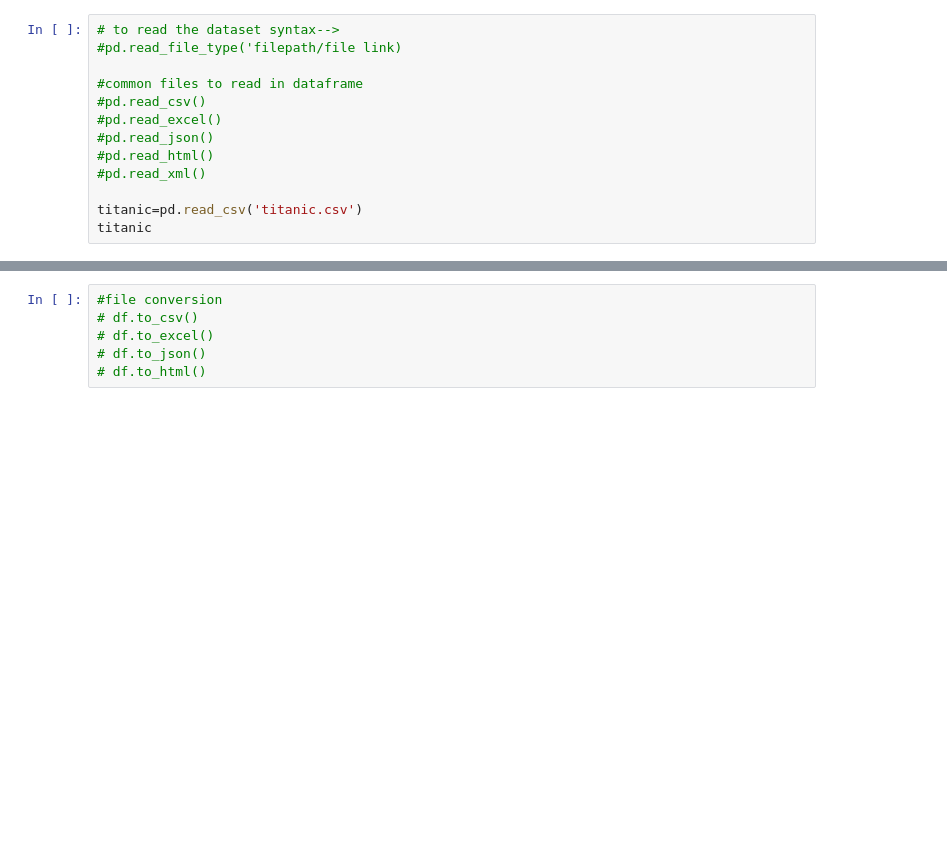
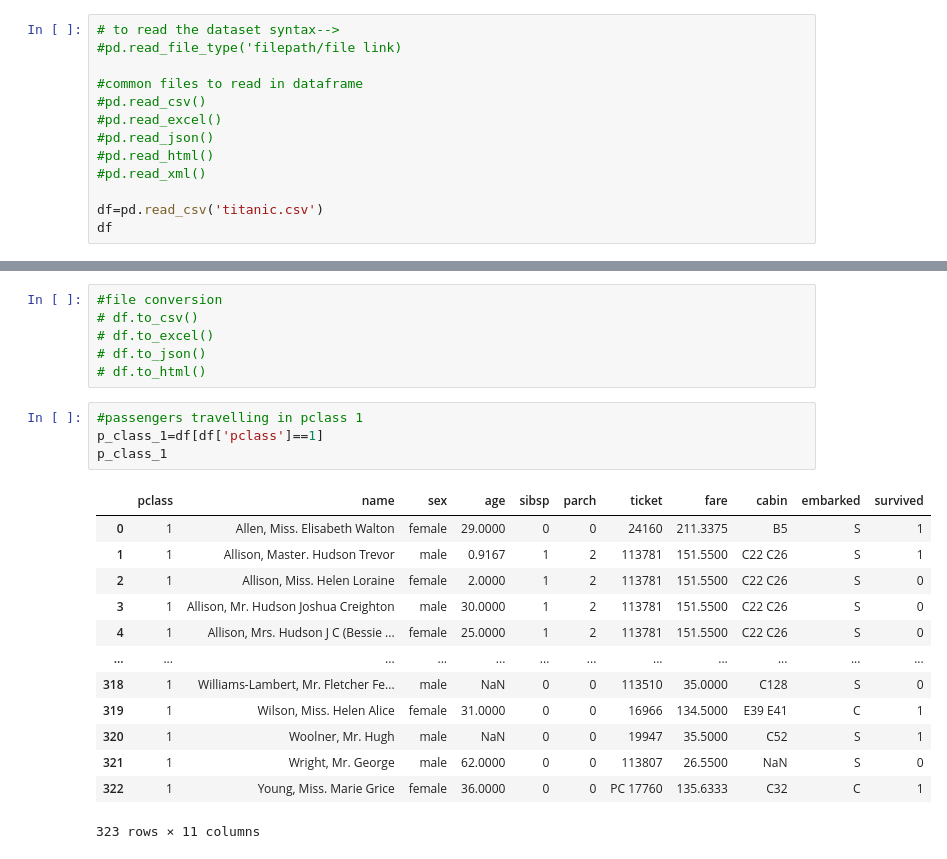
Before and after one commit to syed-khader/learning-python-libraries, a Jupyter notebook: pandasforgithub.ipynb, the cells around one changed output, grey strips where cells are left out. Cells and saved outputs as stored; diff of their text form; blank space fills up the shorter version.

```diff
--- a/pandasforgithub.ipynb
+++ b/pandasforgithub.ipynb
@@ -412,8 +410,8 @@ array([[101, 'Atul', 23, 'Male', 'Fever', 'Dr Suresh', 34, 22000],
 #pd.read_html()
 #pd.read_xml()
 
-titanic=pd.read_csv('titanic.csv')
-titanic
+df=pd.read_csv('titanic.csv')
+df
 # %% [output]
 |  | pclass | name | sex | age | sibsp | parch | ticket | fare | cabin | embarked | survived |
 | 0 | 1 | Allen, Miss. Elisabeth Walton | female | 29.0000 | 0 | 0 | 24160 | 211.3375 | B5 | S | 1 |
@@ -499,3 +497,21 @@ memory usage: 112.6+ KB
 # df.to_excel()
 # df.to_json()
 # df.to_html()
+# %%
+#passengers travelling in pclass 1
+p_class_1=df[df['pclass']==1]
+p_class_1
+# %% [output]
+|  | pclass | name | sex | age | sibsp | parch | ticket | fare | cabin | embarked | survived |
+| 0 | 1 | Allen, Miss. Elisabeth Walton | female | 29.0000 | 0 | 0 | 24160 | 211.3375 | B5 | S | 1 |
+| 1 | 1 | Allison, Master. Hudson Trevor | male | 0.9167 | 1 | 2 | 113781 | 151.5500 | C22 C26 | S | 1 |
+| 2 | 1 | Allison, Miss. Helen Loraine | female | 2.0000 | 1 | 2 | 113781 | 151.5500 | C22 C26 | S | 0 |
+| 3 | 1 | Allison, Mr. Hudson Joshua Creighton | male | 30.0000 | 1 | 2 | 113781 | 151.5500 | C22 C26 | S | 0 |
+| 4 | 1 | Allison, Mrs. Hudson J C (Bessie ... | female | 25.0000 | 1 | 2 | 113781 | 151.5500 | C22 C26 | S | 0 |
+| ... | ... | ... | ... | ... | ... | ... | ... | ... | ... | ... | ... |
+| 318 | 1 | Williams-Lambert, Mr. Fletcher Fe... | male | NaN | 0 | 0 | 113510 | 35.0000 | C128 | S | 0 |
+| 319 | 1 | Wilson, Miss. Helen Alice | female | 31.0000 | 0 | 0 | 16966 | 134.5000 | E39 E41 | C | 1 |
+| 320 | 1 | Woolner, Mr. Hugh | male | NaN | 0 | 0 | 19947 | 35.5000 | C52 | S | 1 |
+| 321 | 1 | Wright, Mr. George | male | 62.0000 | 0 | 0 | 113807 | 26.5500 | NaN | S | 0 |
+| 322 | 1 | Young, Miss. Marie Grice | female | 36.0000 | 0 | 0 | PC 17760 | 135.6333 | C32 | C | 1 |
+323 rows × 11 columns
```
Also changed, not shown: parts of 11 cells of this notebook.
